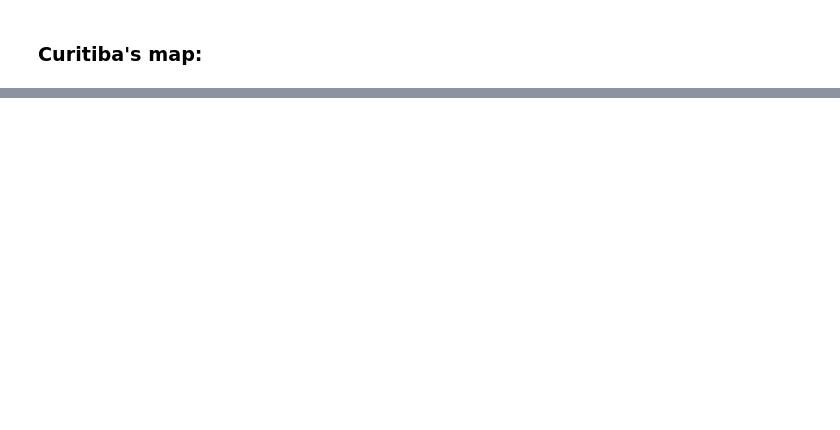
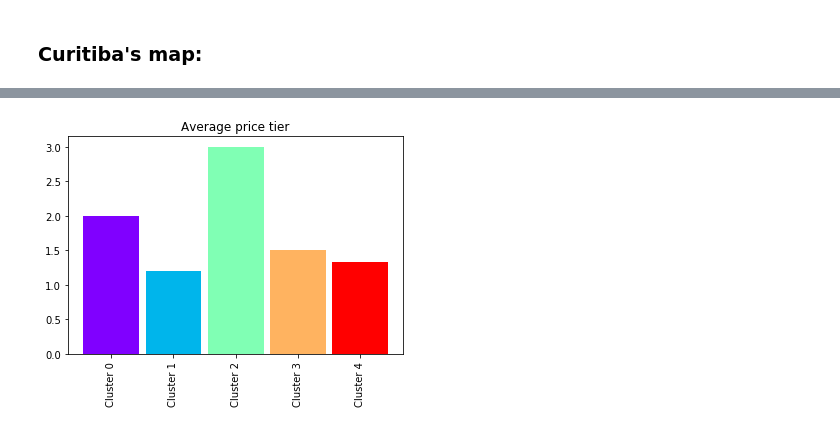
Before and after one commit to Cleversonzato/coursera, a Jupyter notebook: introFinal-Code.ipynb, the cells around one changed output, grey strips where cells are left out. Drawn from its saved outputs; the diff is of its cells as text; code cells hidden in the pictures; blank space fills up the shorter version.

```diff
--- a/introFinal-Code.ipynb
+++ b/introFinal-Code.ipynb
@@ -106,0 +305,7 @@ cafeColonialDF
+# %%
+plt.bar([1,2,3,4,5],graficoCafe['price tier'], width = 0.9, color = rainbow, label='Plants')
+plt.xticks([1,2,3,4,5], ['Cluster 0', 'Cluster 1', 'Cluster 2', 'Cluster 3', 'Cluster 4'], rotation=90)
+plt.title('Average price tier')
+plt.show()
+# %% [output]
+[figure, added]
```
Also changed, not shown: parts of 41 cells of this notebook, 3 other files.
